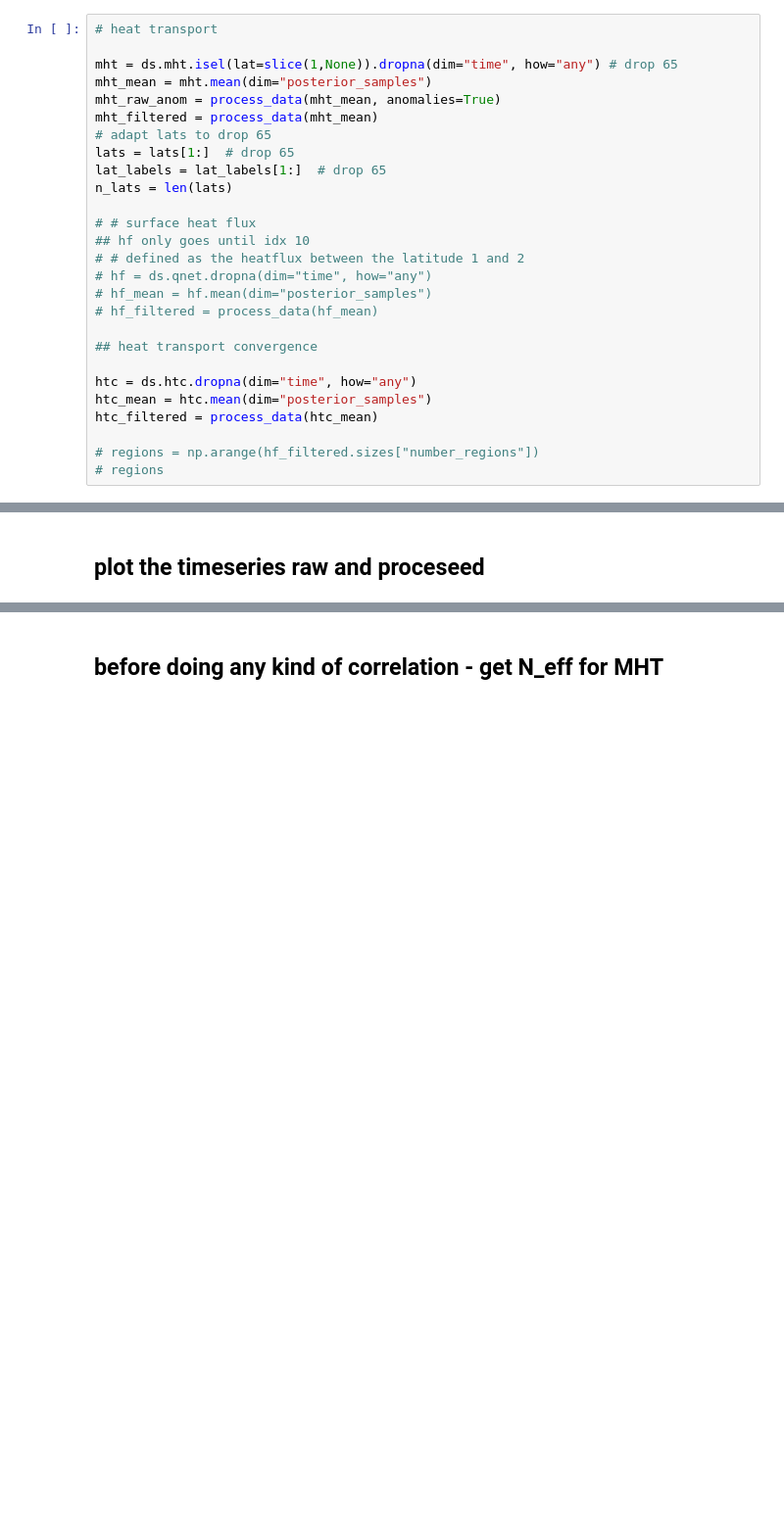
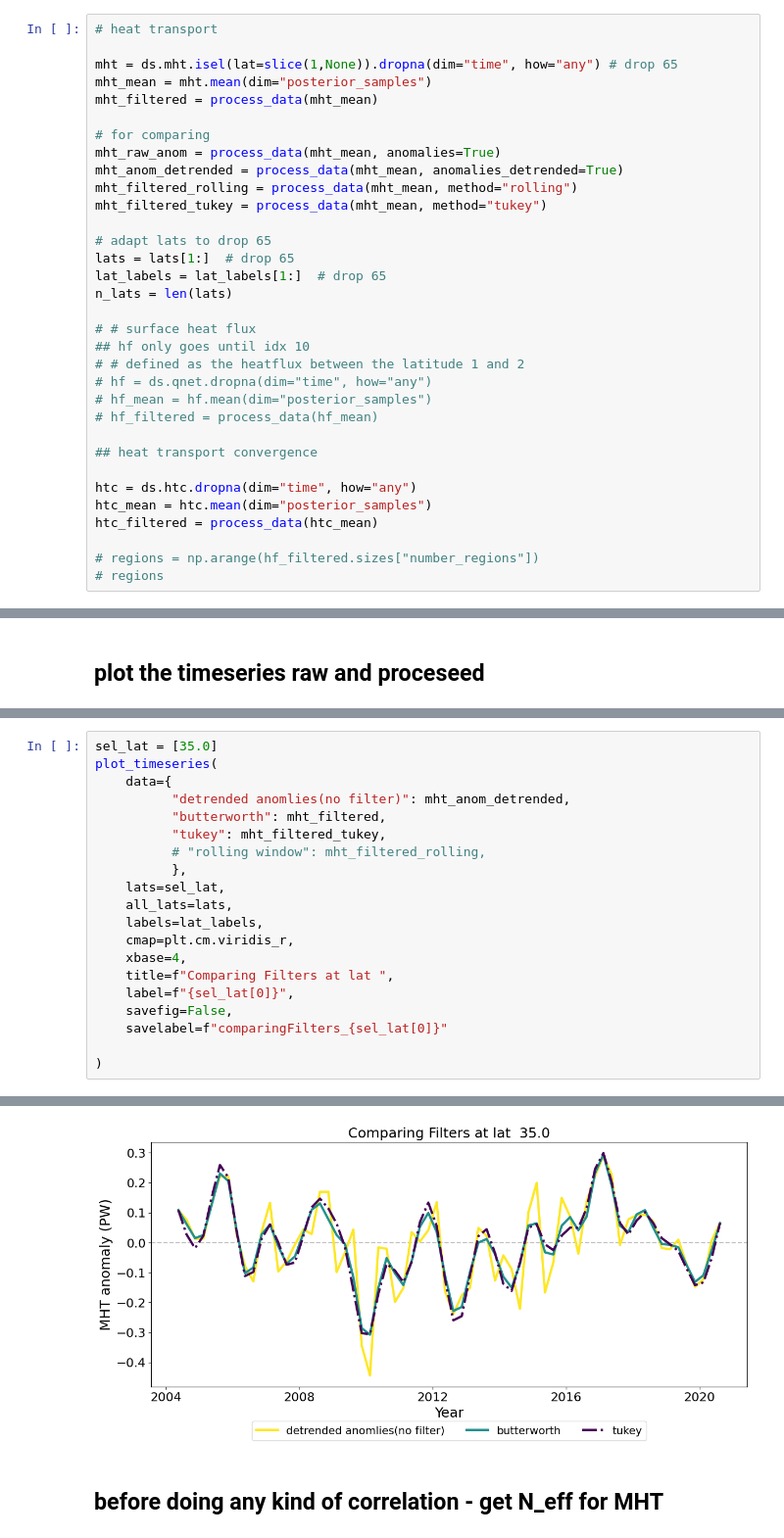
Before and after one commit to lea-dietz/masterthesis, a Jupyter notebook: coding/mht.ipynb, the cells around one changed output, grey strips where cells are left out. Shown at 98% size. Saved outputs shown, nothing was run; the diff lists cells and outputs as text; blank space fills up the shorter version.

```diff
--- a/coding/mht.ipynb
+++ b/coding/mht.ipynb
@@ -71,8 +71,14 @@ ds["time"] = decimal_year_to_datetime(ds.time.values)
 
 mht = ds.mht.isel(lat=slice(1,None)).dropna(dim="time", how="any") # drop 65
 mht_mean = mht.mean(dim="posterior_samples")
+mht_filtered = process_data(mht_mean)
+
+# for comparing
 mht_raw_anom = process_data(mht_mean, anomalies=True)
-mht_filtered = process_data(mht_mean)
+mht_anom_detrended = process_data(mht_mean, anomalies_detrended=True)
+mht_filtered_rolling = process_data(mht_mean, method="rolling")
+mht_filtered_tukey = process_data(mht_mean, method="tukey")
+
 # adapt lats to drop 65
 lats = lats[1:]  # drop 65
 lat_labels = lat_labels[1:]  # drop 65
@@ -164,0 +144,21 @@ cmap_maxlag = make_diverging_cmap(plt.cm.PiYG_r,n = 23)
+# %%
+sel_lat = [35.0]
+plot_timeseries(
+    data={
+          "detrended anomlies(no filter)": mht_anom_detrended,
+          "butterworth": mht_filtered,
+          "tukey": mht_filtered_tukey,
+          # "rolling window": mht_filtered_rolling,
+          },
+    lats=sel_lat,
+    all_lats=lats,
+    labels=lat_labels,
+    cmap=plt.cm.viridis_r,
+    xbase=4,
+    title=f"Comparing Filters at lat ",
+    label=f"{sel_lat[0]}",
+    savefig=False,
+    savelabel=f"comparingFilters_{sel_lat[0]}"
+
+)
+# %% [output]
@@ -165,2 +167,3 @@ cmap_maxlag = make_diverging_cmap(plt.cm.PiYG_r,n = 23)
+[figure, added]
 # %% [markdown]
 ## before doing any kind of correlation - get N_eff for MHT
```
Also changed, not shown: parts of 26 cells of this notebook, 34 other files.
